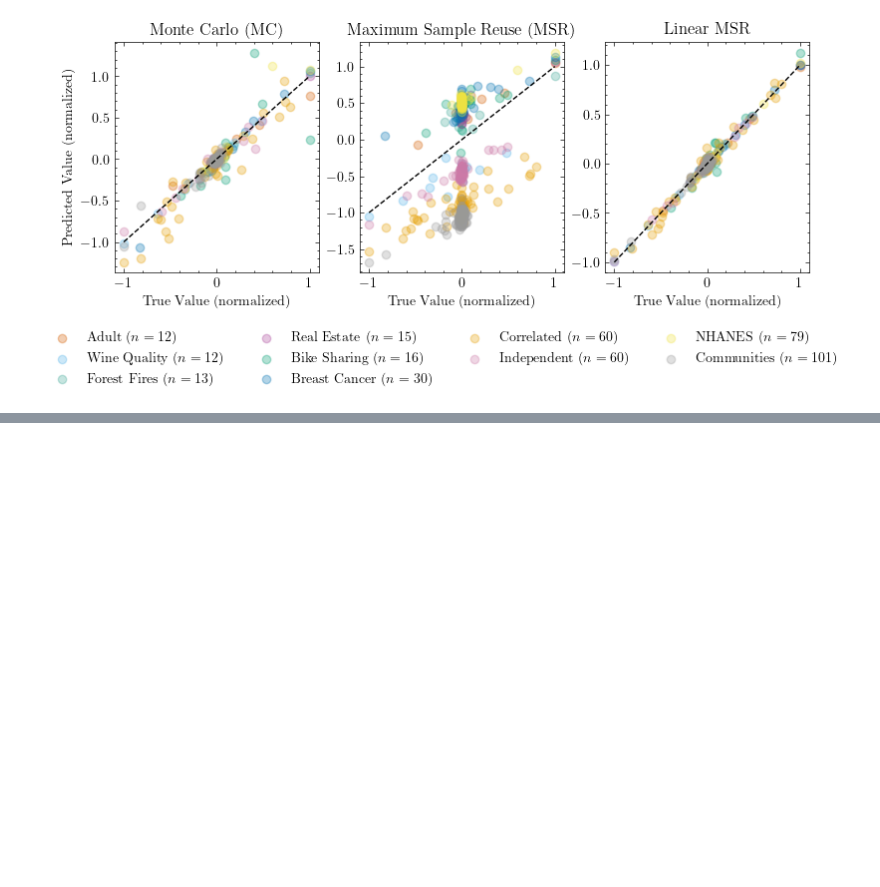
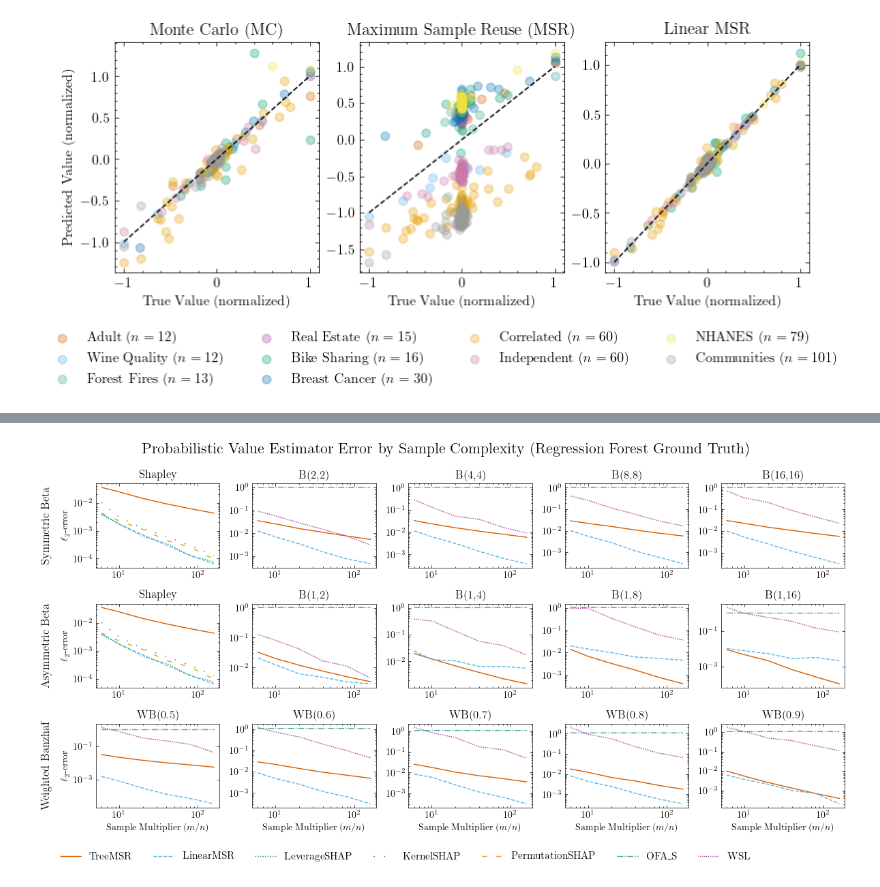
Before and after one commit to rtealwitter/regressionMSR, a Jupyter notebook: summarize.ipynb, the cells around one changed output, grey strips where cells are left out. Saved outputs shown, nothing was run; the diff lists cells and outputs as text; code cells hidden in the pictures; blank space fills up the shorter version.

Commit message:
pretty plots!

```diff
--- a/summarize.ipynb
+++ b/summarize.ipynb
@@ -225,13 +225,10 @@ plt.show()
 # %% [output]
 [figure]
 # %%
-def fancy_round(x, precision=3):
-    return float(np.format_float_positional(x, precision=precision, unique=False, fractional=False, trim='k'))
-
 def fancy_round(x, precision=2):
     return f"{x:.{precision}e}"
 
-def one_big_table(results, filename, use_estimators):
+def one_big_table(results, filename, datasets, dataset_labels, use_estimators):
     # Each column is a dataset
     # There are several groups of rows: one for each method
     # Each group has 4 rows: mean, 1st quartile, 2nd quartile, 3rd quartile
@@ -250,7 +247,7 @@ def one_big_table(results, filename, use_estimators):
         f.write('\\resizebox{\\linewidth}{!}{ \n')
         f.write('\\begin{tabular} {l'+ 'c'*len(results) + '}\n')
         f.write('\\toprule\n')
-        f.write(' & ' + ' & '.join([f'\\textbf{{{dataset}}}' for dataset in datasets]) + ' \\\\ \n')
+        f.write(' & ' + ' & '.join([f'\\textbf{{{dataset}}}' for dataset in dataset_labels]) + ' \\\\ \n')
         f.write('\\midrule\n')
         i = 0
         for method in use_estimators:
@@ -289,7 +286,7 @@ for dataset in results:
     else:
         del results[dataset]
 
-one_big_table(results, 'tables/shapley.tex', use_estimators)
+one_big_table(results, 'tables/shapley.tex', datasets, datasets, use_estimators)
 # %%
 use_estimators = ['WSL', 'MSR', 'LinearMSR']
 estimator_lookup = {'WSL': 'Monte Carlo (MC)', 'MSR': 'Maximum Sample Reuse (MSR)', 'LinearMSR': 'Linear MSR'}
@@ -323,0 +355,77 @@ plt.savefig('images/case_study.pdf', bbox_inches='tight', dpi=300)
+# %%
+# Make a giant plot
+# The columns are the datasets
+# The rows are the weightings i.e., beta_shapley_sym, beta_shapley_asym, weighted_banzhaf
+# Each subplot is a line plot of the error for each estimator and the x axis is the number of samples on one of the weightings in the class of the row
+
+fig, axs = plt.subplots(len(weightings), 5, figsize=(12, 6))
+
+
+extra_variable = 'sample_size'
+extra_variable_vals = VARIABLES['sample_size']['sample_size']
+
+filter = {
+    'sample_size' : extra_variable_vals,
+    'noise' : [0],
+}
+
+results = load_filtered_error(filter, extra_variable=extra_variable)
+
+for dataset_group in ['big_n', 'small_n']:
+
+    all_handles = {}
+    for i, (weight_list_name, weight_list) in enumerate(weightings.items()):
+        print(weight_list)
+        for j, weight in enumerate(weight_list):
+            if weight == 'beta_shapley_1_1':
+                weight = 'shapley'
+            for estimator_idx, estimator in enumerate(ESTIMATOR_FACTORY.keys()):
+                if weight not in results[dataset]: continue
+                if estimator not in results[dataset][weight]: continue
+                errors = {'mean':[], 'median':[], '1st':[], '3rd':[]}
+                for val in extra_variable_vals:
+                    val_errors = []
+                    for dataset in DATASETS[dataset_group]:
+                        if extra_variable == 'sample_size':
+                            actual_sample_size = int(dataset_sizes[dataset]*val)
+                        val_errors += [np.mean(results[dataset][weight][estimator][actual_sample_size])]
+                    errors['mean'].append(np.mean(val_errors))
+                    errors['median'].append(np.median(val_errors))
+                    errors['1st'].append(np.percentile(val_errors, 25))
+                    errors['3rd'].append(np.percentile(val_errors, 75))
+
+                line, = axs[i, j].plot(
+                    extra_variable_vals, errors['mean'],
+                    label=estimator,
+                    linestyle=linestyles[estimator_idx],
+                    color=cb_colors[estimator_idx]
+                )
+
+                # Add the line handle to the global collection
+                if estimator not in all_handles:
+                    all_handles[estimator] = line
+            axs[i, j].set_yscale('log')
+            axs[i, j].set_xscale('log')
+            axs[i, j].set_title(weight_lookup[weight])
+            if i == 2:
+                axs[i,j].set_xlabel(r'Sample Multiplier ($m/n$)')
+            if j == 0:
+                axs[i,j].set_ylabel(r'$\ell_2$-error')
+                axs[i,j].annotate(weight_list_name,
+                xy=(-.4, 0.5),              # Coordinates in axis fraction
+                xycoords='axes fraction', # Relative to the axis
+                fontsize=12,
+                rotation=90,              # Rotate to align with y-axis
+                ha='center',              # Centered horizontally
+                va='center',              # Centered vertically
+                color='black')
+
+    nice_group_name = {'small_n' : r'(Neural Net Ground Truth)', 'big_n' : r'(Regression Forest Ground Truth)'}[dataset_group]
+
+    fig.suptitle(f'Probabilistic Value Estimator Error by Sample Complexity ' + nice_group_name, fontsize=16)
+    # Two layers of legends
+    fig.legend(all_handles.values(), all_handles.keys(), loc='upper center', ncol=8, bbox_to_anchor=(0.45,0), fontsize=11)
+    plt.tight_layout()
+    plt.savefig(f'images/prob_complexity_{dataset_group}.pdf', dpi=300)
+    plt.show()
+# %% [output]
@@ -323,0 +435 @@ plt.savefig('images/case_study.pdf', bbox_inches='tight', dpi=300)
+[figure, added]
```
Also changed, not shown: parts of 11 cells of this notebook, 26 other files.
